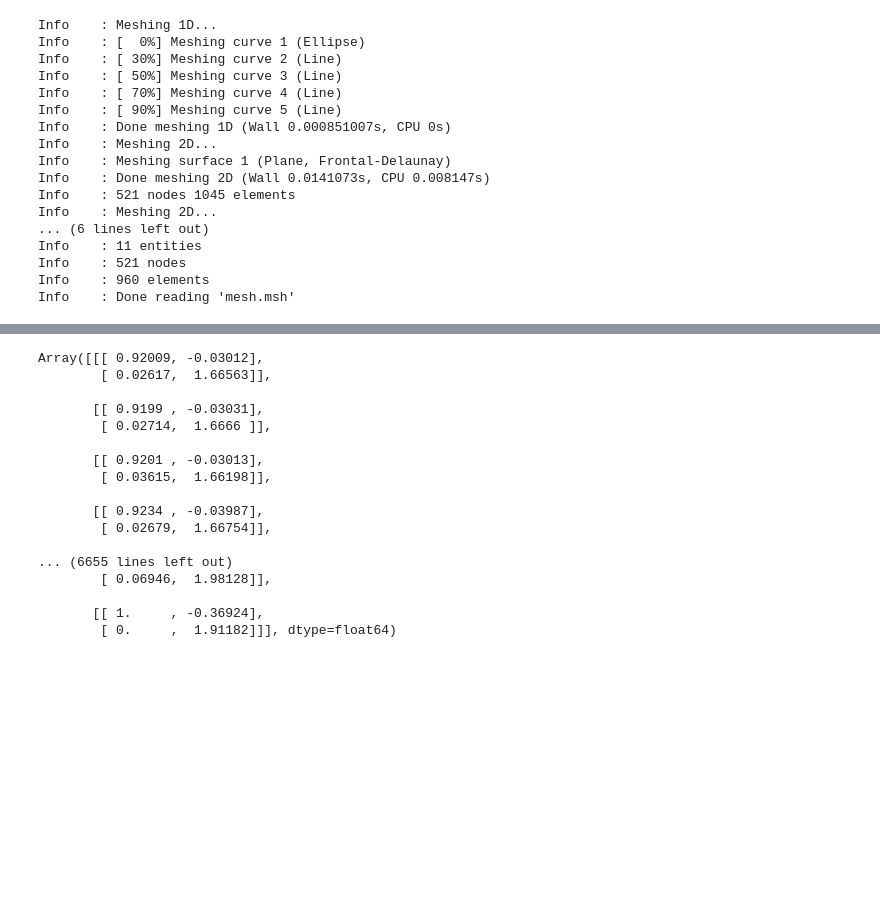
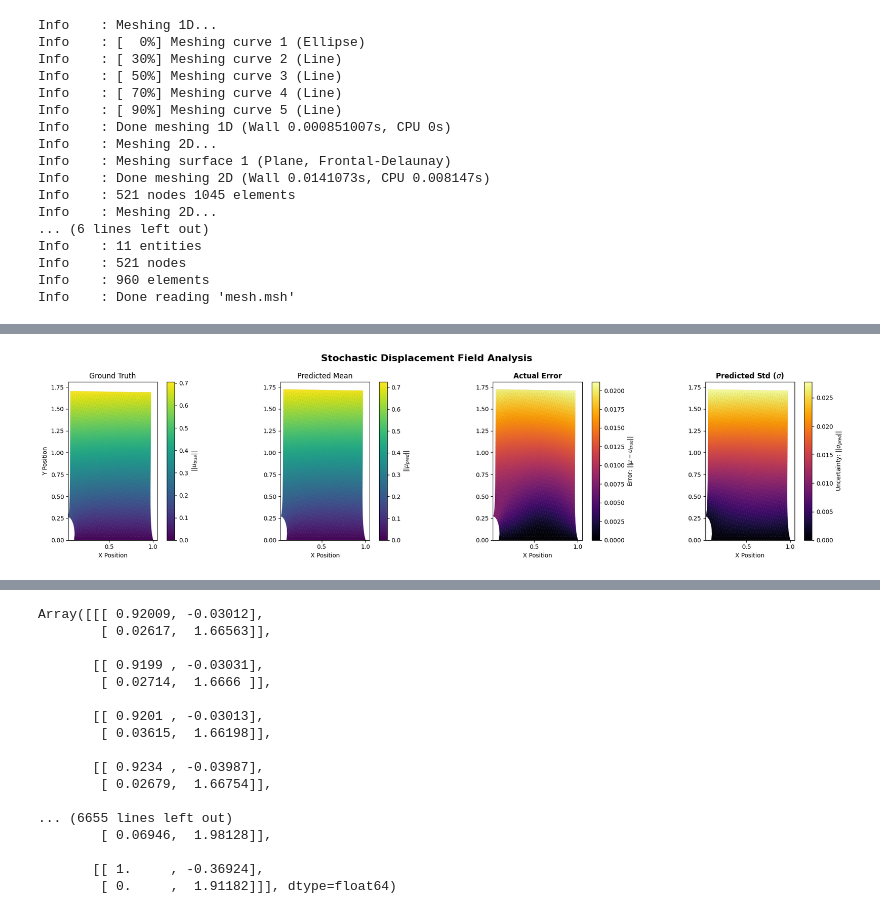
Before and after one commit to narupanta/shared, a Jupyter notebook: fem_solver.ipynb, the cells around one changed output, grey strips where cells are left out. Saved outputs shown, nothing was run; the diff lists cells and outputs as text; code cells hidden in the pictures; blank space fills up the shorter version.

```diff
--- a/fem_solver.ipynb
+++ b/fem_solver.ipynb
@@ -361,3 +383,85 @@ Array([[ 0.00035,  0.00017],
+# %%
+u_samples_array = jnp.array(u_samples)
+# %%
+u_samples_mean = jnp.mean(u_samples_array, axis = 0)
+u_samples_std = jnp.std(u_samples_array, axis = 0)
+# %%
+u_pred = u_samples_mean
+# %%
+u_std = u_samples_std
+# %%
+import numpy as np
+import matplotlib.pyplot as plt
+import matplotlib.tri as tri
+
+# --- 1. Calculations ---
+# Magnitude of True and Predicted (Mean)
+u_true_mag = np.linalg.norm(u_true, axis=1)
+u_pred_mag = np.linalg.norm(u_pred, axis=1)
+
+# Accuracy Metric: Absolute Error Magnitude
+u_error_mag = np.linalg.norm(u_true - u_pred, axis=1)
+
+# Uncertainty Metric: Magnitude of the Standard Deviation vector
+# This represents the total nodal uncertainty
+u_std_mag = np.linalg.norm(u_std, axis=1)
+
+# Deformed nodal positions for the Predicted domain
+wp_true = node_coords[:, :2] + u_true
+wp_pred = node_coords[:, :2] + u_pred
+
+# --- 2. Scale Synchronization ---
+all_x = np.concatenate([wp_true[:, 0], wp_pred[:, 0]])
+all_y = np.concatenate([wp_true[:, 1], wp_pred[:, 1]])
+x_lims = (all_x.min() * 0.95, all_x.max() * 1.05)
+y_lims = (all_y.min() * 0.95, all_y.max() * 1.05)
+
+# Triangulations
+tri_true = tri.Triangulation(wp_true[:, 0], wp_true[:, 1], cells)
+tri_pred = tri.Triangulation(wp_pred[:, 0], wp_pred[:, 1], cells)
+
+# --- 3. Plotting (4-Panel Comparison) ---
+fig, axes = plt.subplots(1, 4, figsize=(20, 5), facecolor='white')
+fig.suptitle('Stochastic Displacement Field Analysis', fontsize=16, fontweight='bold')
+
+# Plot 1: True Ground Truth
+ax1 = axes[0]
+tpc1 = ax1.tripcolor(tri_true, u_true_mag, cmap="viridis", shading='gouraud')
+fig.colorbar(tpc1, ax=ax1, label='$||u_{true}||$')
+ax1.set_title('Ground Truth', fontsize=12)
+
+# Plot 2: Mean Prediction
+ax2 = axes[1]
+tpc2 = ax2.tripcolor(tri_pred, u_pred_mag, cmap="viridis", shading='gouraud')
+fig.colorbar(tpc2, ax=ax2, label='$||\\mu_{pred}||$')
+ax2.set_title('Predicted Mean', fontsize=12)
+
+# Plot 3: Absolute Error (Accuracy)
+ax3 = axes[2]
+tpc3 = ax3.tripcolor(tri_pred, u_error_mag, cmap='inferno', shading='gouraud')
+fig.colorbar(tpc3, ax=ax3, label='Error: $||\mu - u_{true}||$')
+ax3.set_title('Actual Error', fontsize=12, fontweight='bold')
+
+# Plot 4: Predicted Uncertainty (Calibration)
+ax4 = axes[3]
+# Use 'magma' or 'Reds' to clearly distinguish Uncertainty from Error
+tpc4 = ax4.tripcolor(tri_pred, u_std_mag, cmap='inferno', shading='gouraud')
+fig.colorbar(tpc4, ax=ax4, label='Uncertainty: $||\sigma_{pred}||$')
+ax4.set_title('Predicted Std ($\sigma$)', fontsize=12, fontweight='bold')
+
+# --- Final Formatting ---
+for i, ax in enumerate(axes):
+    ax.set_aspect('equal')
+    ax.set_xlim(x_lims)
+    ax.set_ylim(y_lims)
+    ax.triplot(tri_pred if i > 0 else tri_true, color='#808080', linewidth=0.2, alpha=0.3)
+    ax.set_xlabel('X Position')
+    if i == 0: ax.set_ylabel('Y Position')
+
+plt.tight_layout()
+plt.savefig('stochastic_displacement_analysis.png', dpi=300)
+# %% [output]
+[figure, added]
 # %%
 import numpy as np
 import matplotlib.pyplot as plt
```
Also changed, not shown: parts of 12 cells of this notebook, 36 other files.
